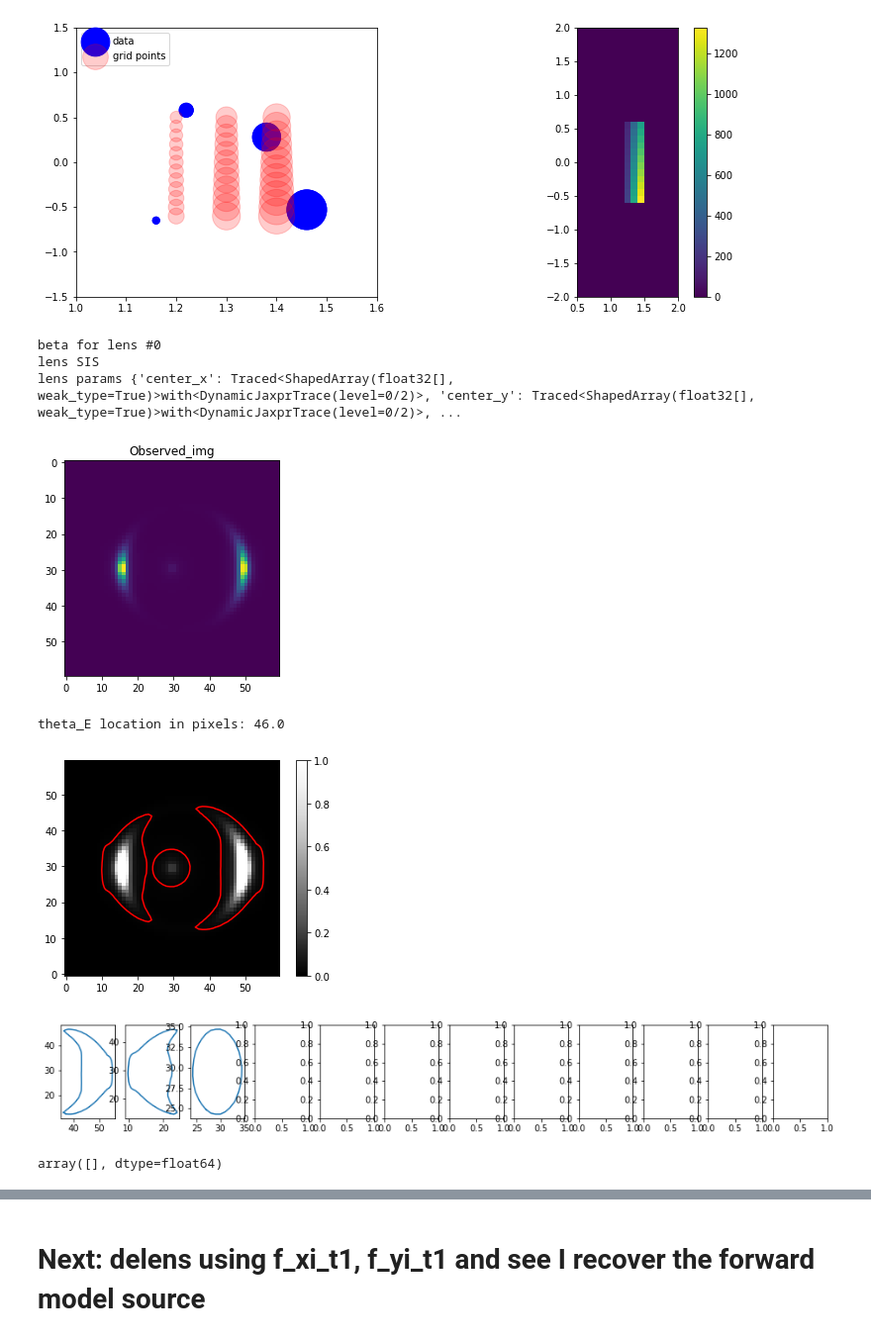
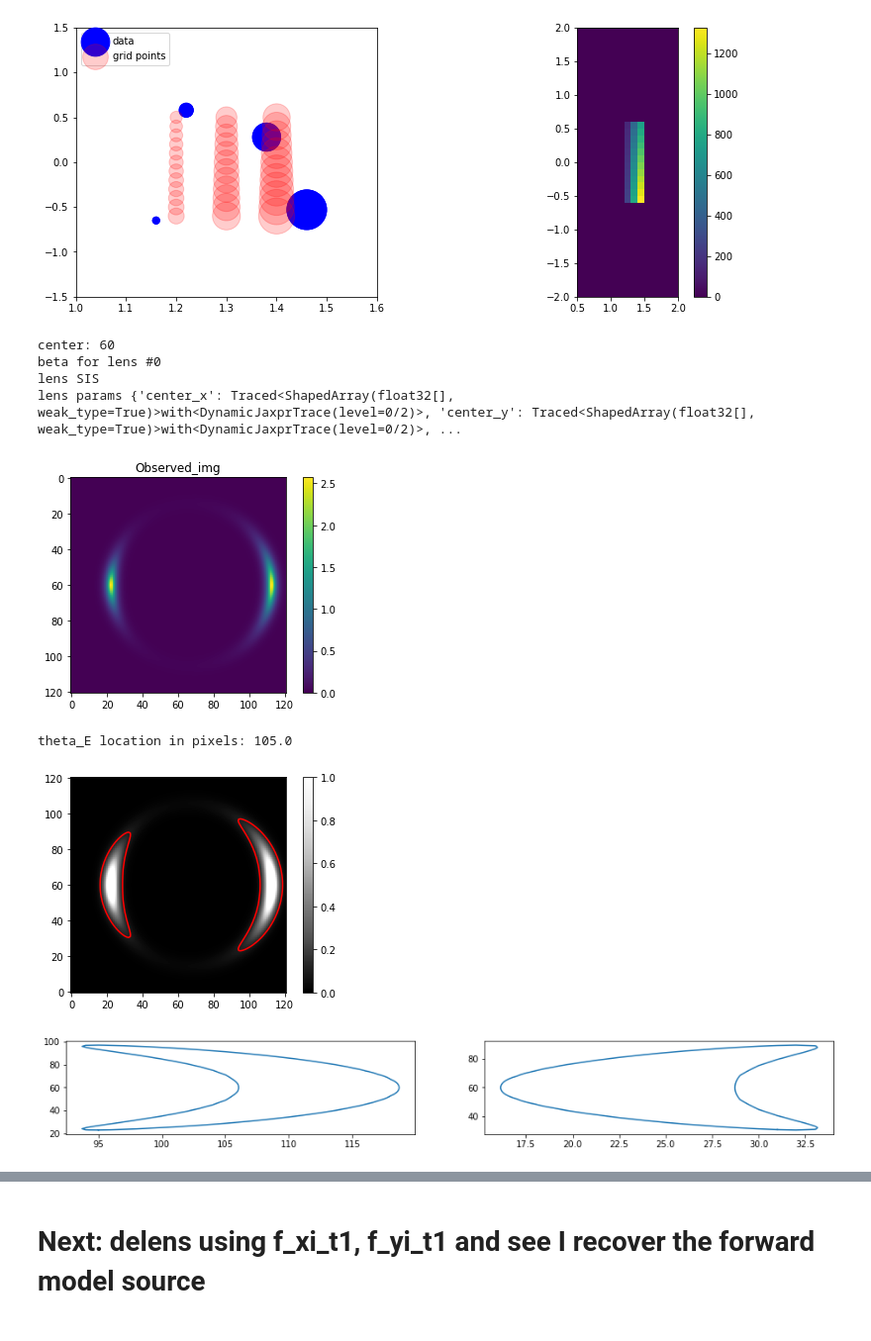
Before and after one commit to giga-lens/gigalens, a Jupyter notebook: jax-demo-dev-sim-only_SIS.ipynb, the cells around one changed output, grey strips where cells are left out. Shown at 99% size. Saved outputs shown, nothing was run; the diff lists cells and outputs as text; code cells hidden in the pictures.

```diff
--- a/jax-demo-dev-sim-only_SIS.ipynb
+++ b/jax-demo-dev-sim-only_SIS.ipynb
@@ -193,10 +193,12 @@ def extract_params(best_params):
                 count += 1
         print('\n')
 # %%
-delta_pix = 0.065
-num_pix = 60
+delta_pix = 0.04
+num_pix = 121
 ctr = num_pix//2
-supersample = 4
+supersample = 1
+
+print('center:', ctr)
 
 kernel = np.load('./src/gigalens/assets/psf.npy').astype(np.float32)
 sim_config = SimulatorConfig(delta_pix=delta_pix, num_pix=num_pix, supersample=supersample, kernel=kernel)
@@ -207,12 +209,15 @@ lens_sim = LensSimulator(phys_model, sim_config, bs=1)
 
 # background_rms, exp_time = 0.2, 100
 
-background_rms, exp_time = 0.0002, 100000
+background_rms, exp_time = 2e-6, 1e6
 
 
+theta_E = 1.8  #7.2
+lens_ctrx, lens_ctry = 0.0, 0.
 
-theta_E = 1.1
-lens_ctrx, lens_ctry = 0.0, 0.
+src_ctrx, src_ctry = 0.3, 0.  #0.5, 0.
+
+
 # # Now I make up other systems
 
 # truth = [[
@@ -225,57 +230,59 @@ lens_ctrx, lens_ctry = 0.0, 0.
 # ]]
 
 
 lens_params = [{'theta_E': theta_E, 'center_x': lens_ctrx, 'center_y': lens_ctry}]
-source_light = [{'R_sersic': 0.05, 'n_sersic': 1.0, 'e1': 0., 'e2': 0., 'center_x': 0.2, 'center_y': 0.0, 'Ie': 500.}]
+source_light = [{'R_sersic': 0.1, 'n_sersic': 1.0, 'e1': 0., 'e2': 0., 'center_x': src_ctrx, 'center_y': src_ctry, 'Ie': 500.}]
 
 
 truth = [lens_params,
-        [{'R_sersic': 0.8, 'n_sersic': 4.0, 'e1': 1e-6, 'e2': 1e-6, 'center_x': 1e-6, 'center_y': 2e-6, 'Ie': 1.}],
+        [{'R_sersic': 0.8, 'n_sersic': 4.0, 'e1': 1e-6, 'e2': 1e-6, 'center_x': 1e-6, 'center_y': 2e-6, 'Ie': 1e-3}],
         source_light]
 
 noiseless_img = lens_sim.simulate(truth)
 observed_img = noiseless_img + \
                 np.random.normal(0, background_rms, noiseless_img.shape) + \
                 np.random.poisson(noiseless_img/exp_time, noiseless_img.shape)
 plt.imshow(observed_img)
 
 # observed_img = np.load('./src/gigalens/assets/demo.npy')
 prob_model = ForwardProbModel(prior, observed_img, background_rms=background_rms, exp_time=exp_time)
 model_seq = ModellingSequence(phys_model, prob_model, sim_config)
 
 # plt.imshow(simulated, norm=mpl.colors.PowerNorm(0.5, vmin=0, vmax=20),)
 
 plt.imshow(observed_img)
+plt.colorbar()
 plt.title('Observed_img')
 plt.show()
 
 print('theta_E location in pixels:', theta_E//delta_pix + ctr)
 # %% [output]
+center: 60
 beta for lens #0
 lens SIS
 lens params {'center_x': Traced<ShapedArray(float32[], weak_type=True)>with<DynamicJaxprTrace(level=0/2)>, 'center_y': Traced<ShapedArray(float32[], weak_type=True)>with<DynamicJaxprTrace(level=0/2)>, ...
-[figure, old version]
+[figure, new version]
-theta_E location in pixels: 46.0
+theta_E location in pixels: 105.0
 # %%
 
 import matplotlib.patches as patches
 from matplotlib.path import Path
 
-con_levels = [0.02]
+con_levels = [0.1] #[0.001]
 
 obsim = plt.imshow(observed_img, cmap=plt.cm.Greys_r, origin='lower', vmin=0, vmax=1)
 
 
-
 plt.colorbar(obsim)
 
-X, Y = np.meshgrid(np.linspace(0, 59, 60), np.linspace(0, 59, 60))
+X, Y = np.meshgrid(np.linspace(0, num_pix-1, num_pix), np.linspace(0, num_pix-1, num_pix))
 cs = plt.contour(X, Y, observed_img, con_levels, colors='r')
 
 
 num_axes = len(cs.collections[0].get_paths())
 
-fig, axes = plt.subplots(1, 12, figsize=(16, 2))
+
+fig, axes = plt.subplots(1, num_axes, figsize=(16, 2))
 
 for i, path in enumerate(cs.collections[0].get_paths()):
     verts = path.vertices
@@ -287,13 +294,6 @@ n_subfigs = 4
 axes = []*n_subfigs
 fig_h = 4
 # %% [output]
-[figure, old version]
+[figure, new version]
-[figure, old version]
+[figure, new version]
-# %%
-verts = np.array([[], []]).T
-verts.shape
-verts[:,1]
-# np.concatenate(verts, np.linspace(0, 1, 1))
-# %% [output]
-array([], dtype=float64)
 # %%
```
Also changed, not shown: parts of 58 cells of this notebook.
